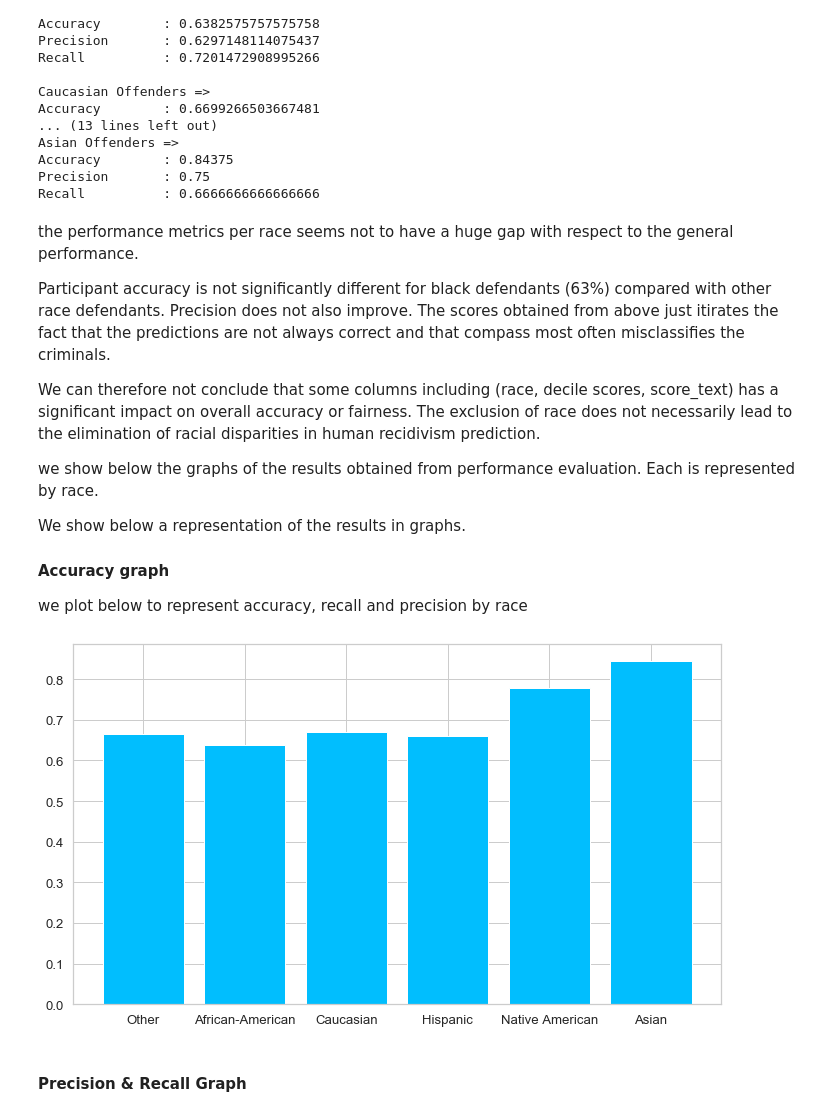
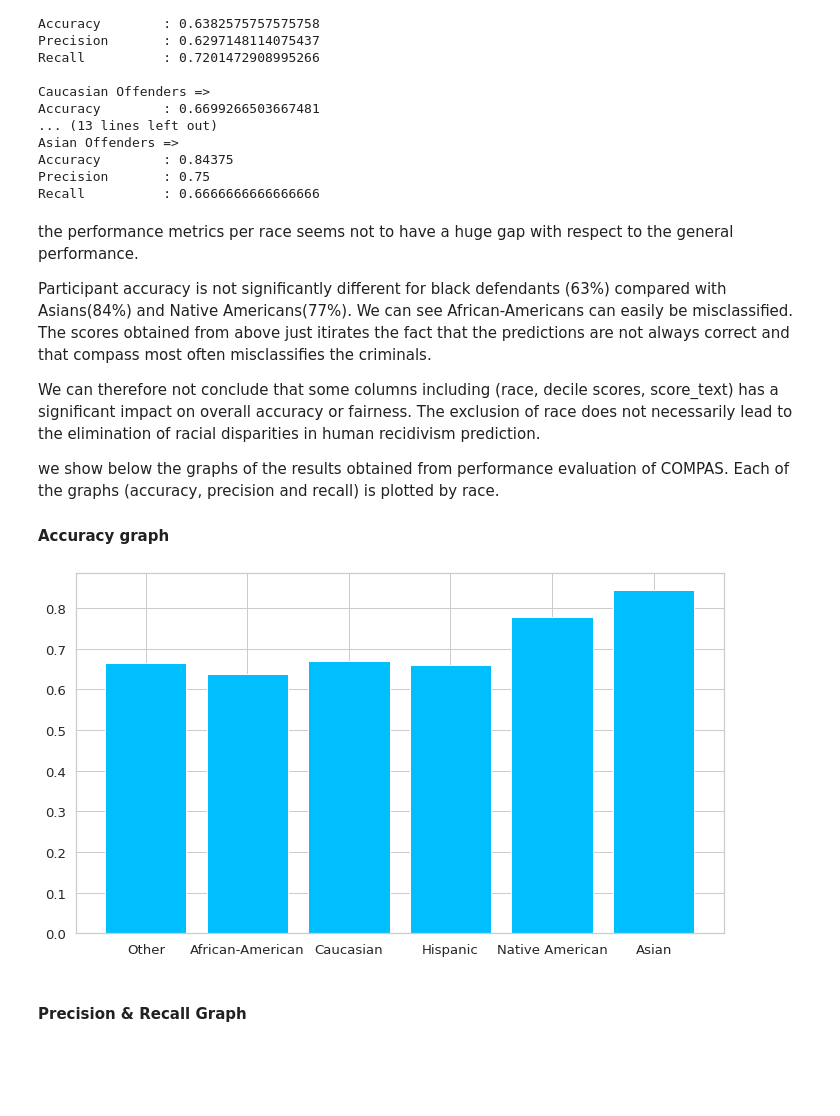
Before and after one commit to irmanfaqrizal/datascience, a Jupyter notebook: firstpart.ipynb, the cells around one changed output. Drawn from its saved outputs; the diff is of its cells as text; code cells hidden in the pictures; blank space fills up the shorter version.

```diff
--- a/firstpart.ipynb
+++ b/firstpart.ipynb
@@ -360,28 +376,26 @@ Recall          : 0.6666666666666666
 # %% [markdown]
 the performance metrics per race seems not to have a huge gap with respect to the general performance.
 
-Participant accuracy is not significantly different for black defendants (63%) compared with other race defendants. Precision does not also improve. The scores obtained from above just itirates the fact that the predictions are not always correct and that compass most often misclassifies the criminals.
+Participant accuracy is not significantly different for black defendants (63%) compared with Asians(84%) and Native Americans(77%). We can see African-Americans can easily be misclassified.
+The scores obtained from above just itirates the fact that the predictions are not always correct and that compass most often misclassifies the criminals.
 
 We can therefore not conclude that some columns including (race, decile scores, score_text) has a significant impact on overall accuracy or fairness. The exclusion of race does not necessarily lead to the elimination of racial disparities in human recidivism prediction.
 
-we show below the graphs of the results obtained from performance evaluation. Each is represented by race.
+we show below the graphs of the results obtained from performance evaluation of COMPAS. Each of the graphs (accuracy, precision and recall) is plotted by race.
 
 
-We show below a representation of the results in graphs.
-
 #### Accuracy graph
-we plot below to represent accuracy, recall and precision by race
 # %%
 Race = df['race']
 Race = Race.unique()
 Accuracy = [tmpaccuracy[0], tmpaccuracy[1], tmpaccuracy[2], tmpaccuracy[3], tmpaccuracy[4], tmpaccuracy[5]]
 
-fig = plt.figure()
+fig = plt.fPrecisionigure()
 fig.set_size_inches(9, 5)
 ax = fig.add_axes([0,0,1,1])
 ax.bar(Race,Accuracy)
 plt.show()
 # %% [output]
-[figure, old version]
+[figure, new version]
 # %% [markdown]
 ####  Precision & Recall Graph
```
Also changed, not shown: parts of 37 cells of this notebook, 1 other file.
